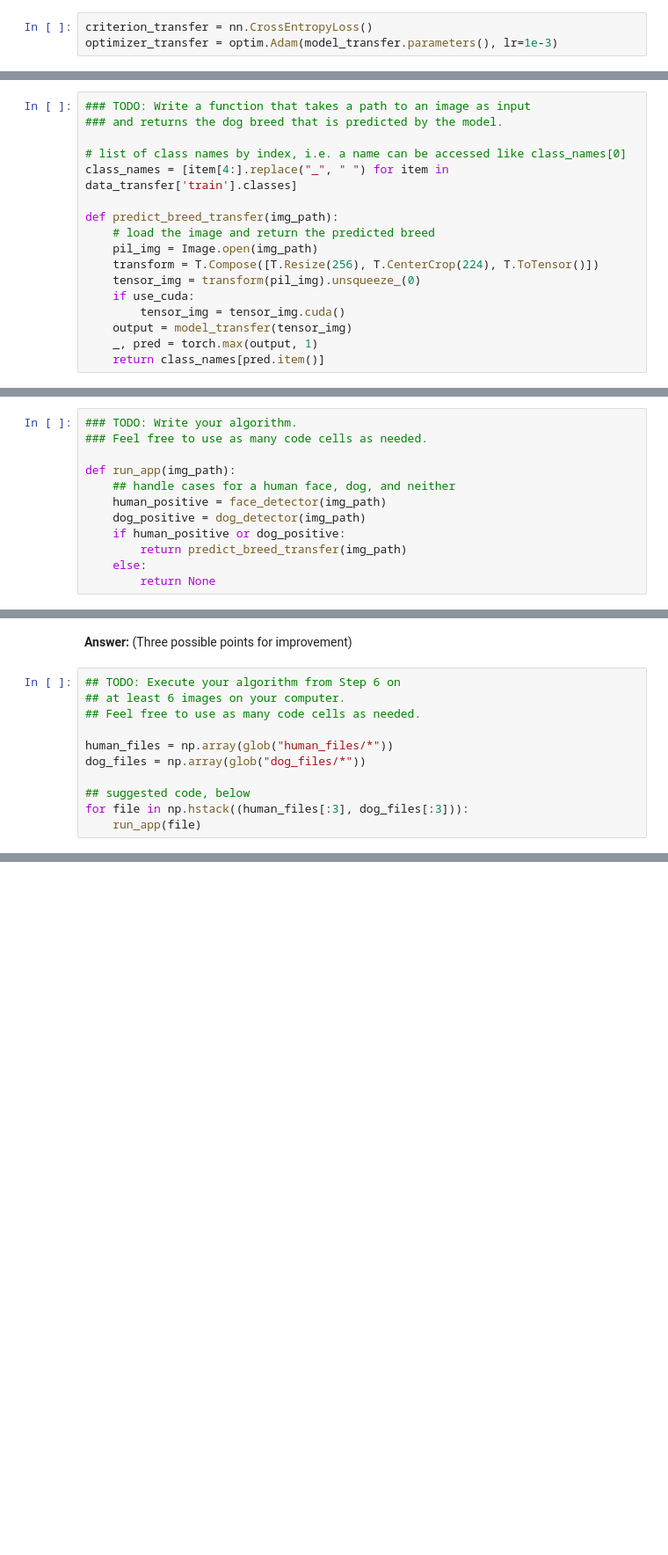
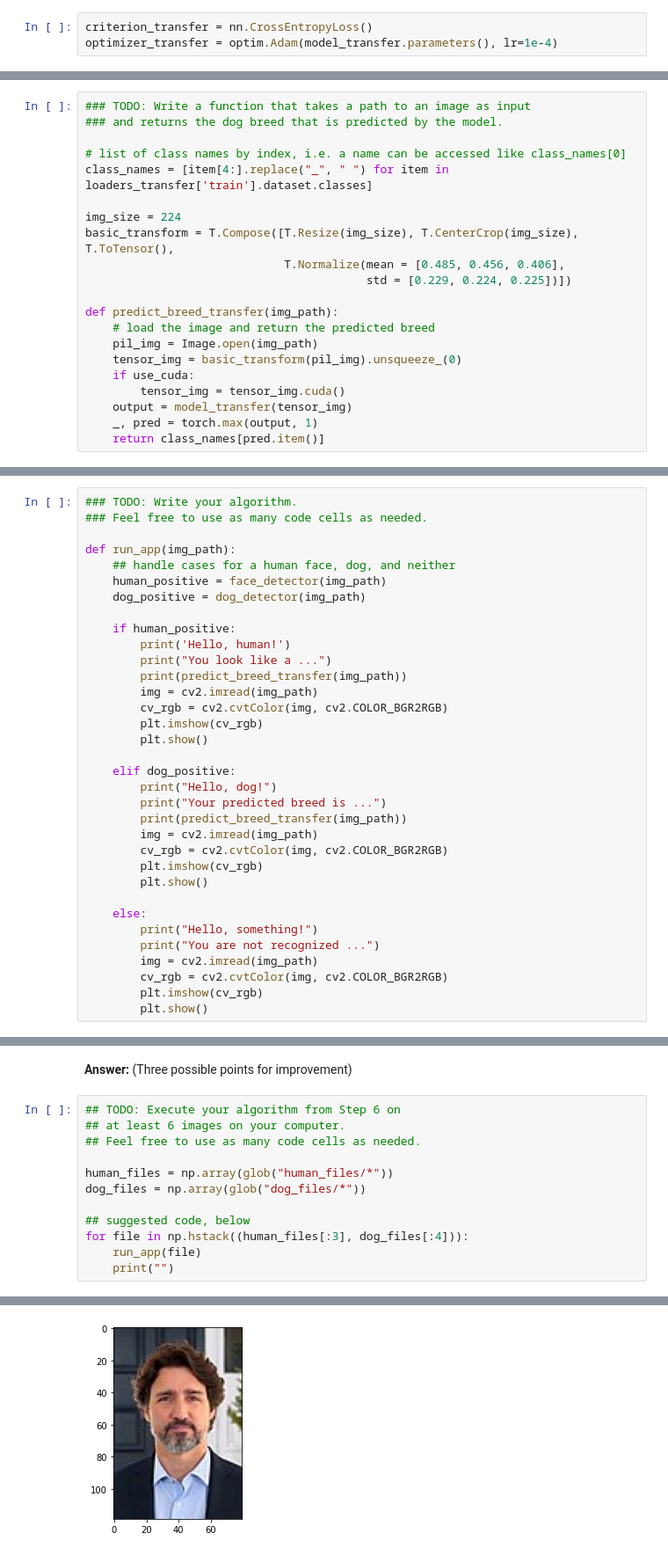
Before and after one commit to ruddyscent/deep-learning-v2-pytorch, a Jupyter notebook: project-dog-classification/dog_app.ipynb, the cells around one changed output, grey strips where cells are left out. Shown at 88% size. Drawn from its saved outputs; the diff is of its cells as text; blank space fills up the shorter version.

```diff
--- a/project-dog-classification/dog_app.ipynb
+++ b/project-dog-classification/dog_app.ipynb
@@ -646,7 +685,7 @@ __Answer:__
 Use the next code cell to specify a [loss function](http://pytorch.org/docs/master/nn.html#loss-functions) and [optimizer](http://pytorch.org/docs/master/optim.html).  Save the chosen loss function as `criterion_transfer`, and the optimizer as `optimizer_transfer` below.
 # %%
 criterion_transfer = nn.CrossEntropyLoss()
-optimizer_transfer = optim.Adam(model_transfer.parameters(), lr=1e-3)
+optimizer_transfer = optim.Adam(model_transfer.parameters(), lr=1e-4)
 # %% [markdown]
 ### (IMPLEMENTATION) Train and Validate the Model
 
@@ -696,13 +735,17 @@ Write a function that takes an image path as input and returns the dog breed (`A
 ### and returns the dog breed that is predicted by the model.
 
 # list of class names by index, i.e. a name can be accessed like class_names[0]
-class_names = [item[4:].replace("_", " ") for item in data_transfer['train'].classes]
+class_names = [item[4:].replace("_", " ") for item in loaders_transfer['train'].dataset.classes]
+
+img_size = 224
+basic_transform = T.Compose([T.Resize(img_size), T.CenterCrop(img_size), T.ToTensor(),
+                             T.Normalize(mean = [0.485, 0.456, 0.406],
+                                         std = [0.229, 0.224, 0.225])])
 
 def predict_breed_transfer(img_path):
     # load the image and return the predicted breed
     pil_img = Image.open(img_path)
-    transform = T.Compose([T.Resize(256), T.CenterCrop(224), T.ToTensor()])
-    tensor_img = transform(pil_img).unsqueeze_(0)
+    tensor_img = basic_transform(pil_img).unsqueeze_(0)
     if use_cuda:
         tensor_img = tensor_img.cuda()
     output = model_transfer(tensor_img)
@@ -734,10 +777,32 @@ def run_app(img_path):
     ## handle cases for a human face, dog, and neither
     human_positive = face_detector(img_path)
     dog_positive = dog_detector(img_path)
-    if human_positive or dog_positive:
-        return predict_breed_transfer(img_path)
+
+    if human_positive:
+        print('Hello, human!')
+        print("You look like a ...")
+        print(predict_breed_transfer(img_path))
+        img = cv2.imread(img_path)
+        cv_rgb = cv2.cvtColor(img, cv2.COLOR_BGR2RGB)
+        plt.imshow(cv_rgb)
+        plt.show()
+
+    elif dog_positive:
+        print("Hello, dog!")
+        print("Your predicted breed is ...")
+        print(predict_breed_transfer(img_path))
+        img = cv2.imread(img_path)
+        cv_rgb = cv2.cvtColor(img, cv2.COLOR_BGR2RGB)
+        plt.imshow(cv_rgb)
+        plt.show()
+
     else:
-        return None
+        print("Hello, something!")
+        print("You are not recognized ...")
+        img = cv2.imread(img_path)
+        cv_rgb = cv2.cvtColor(img, cv2.COLOR_BGR2RGB)
+        plt.imshow(cv_rgb)
+        plt.show()
 # %% [markdown]
 ---
 <a id='step6'></a>
@@ -761,5 +826,7 @@ human_files = np.array(glob("human_files/*"))
 dog_files = np.array(glob("dog_files/*"))
 
 ## suggested code, below
-for file in np.hstack((human_files[:3], dog_files[:3])):
+for file in np.hstack((human_files[:3], dog_files[:4])):
     run_app(file)
+    print("")
+# %% [output]
@@ -765,0 +836 @@ for file in np.hstack((human_files[:3], dog_files[:3])):
+[figure, added]
```
Also changed, not shown: parts of 20 cells of this notebook, 10 other files.
